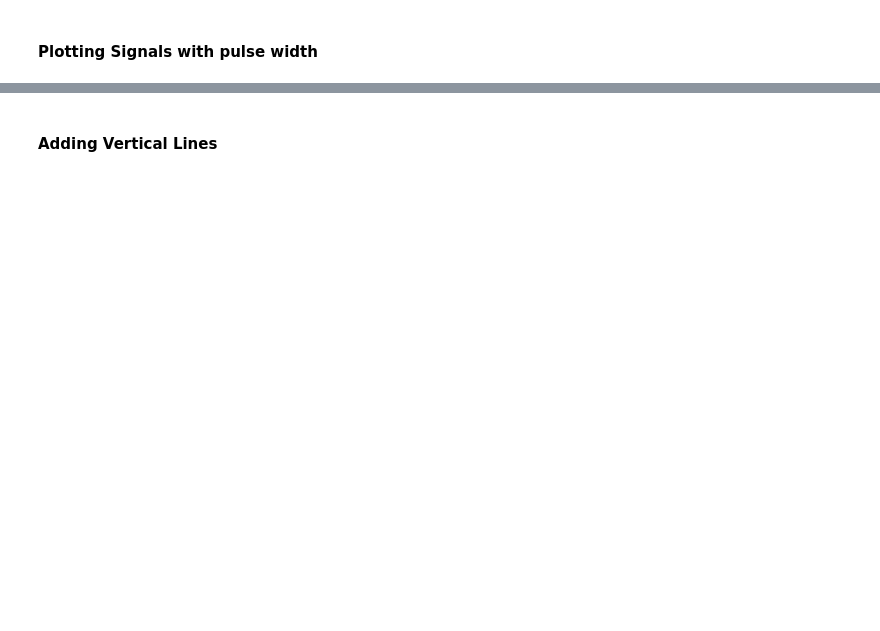
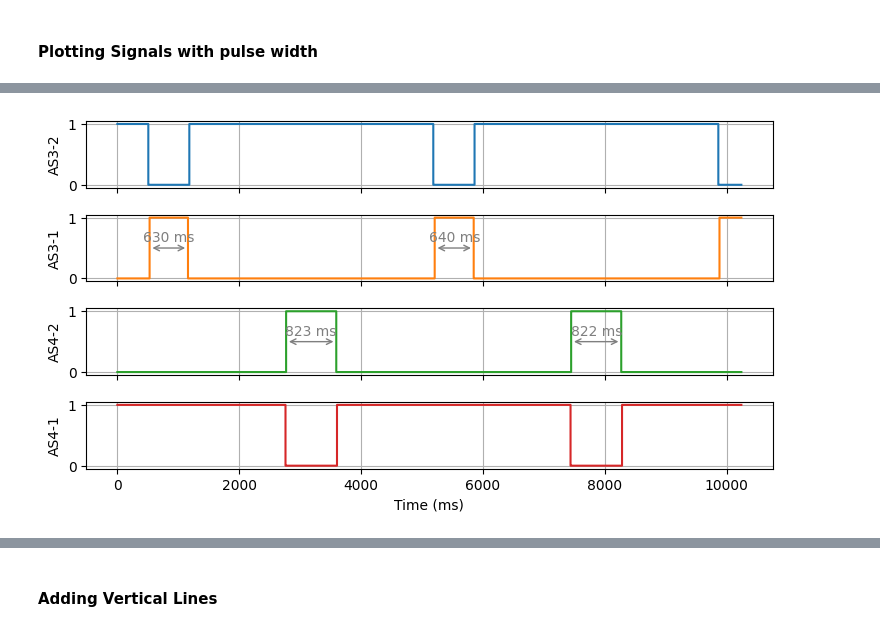
Before and after one commit to edyatl/analyzer-reporter, a Jupyter notebook: analyzer_report.ipynb, the cells around one changed output, grey strips where cells are left out. Saved outputs shown, nothing was run; the diff lists cells and outputs as text; code cells hidden in the pictures; blank space fills up the shorter version.

```diff
--- a/analyzer_report.ipynb
+++ b/analyzer_report.ipynb
@@ -886,0 +928,13 @@ grapher.plot_signals()
+# %%
+# Reinstantiate the SignalGrapher
+grapher = SignalGrapher(
+    processor.filtered_signals_df,
+    processor.pulse_count,
+    processor.pulse_points_width,
+    processor.rising_signals,
+)
+
+# Plot signals and pulses
+grapher.plot_signals()
+# %% [output]
+[figure, added]
```
Also changed, not shown: parts of 20 cells of this notebook.
